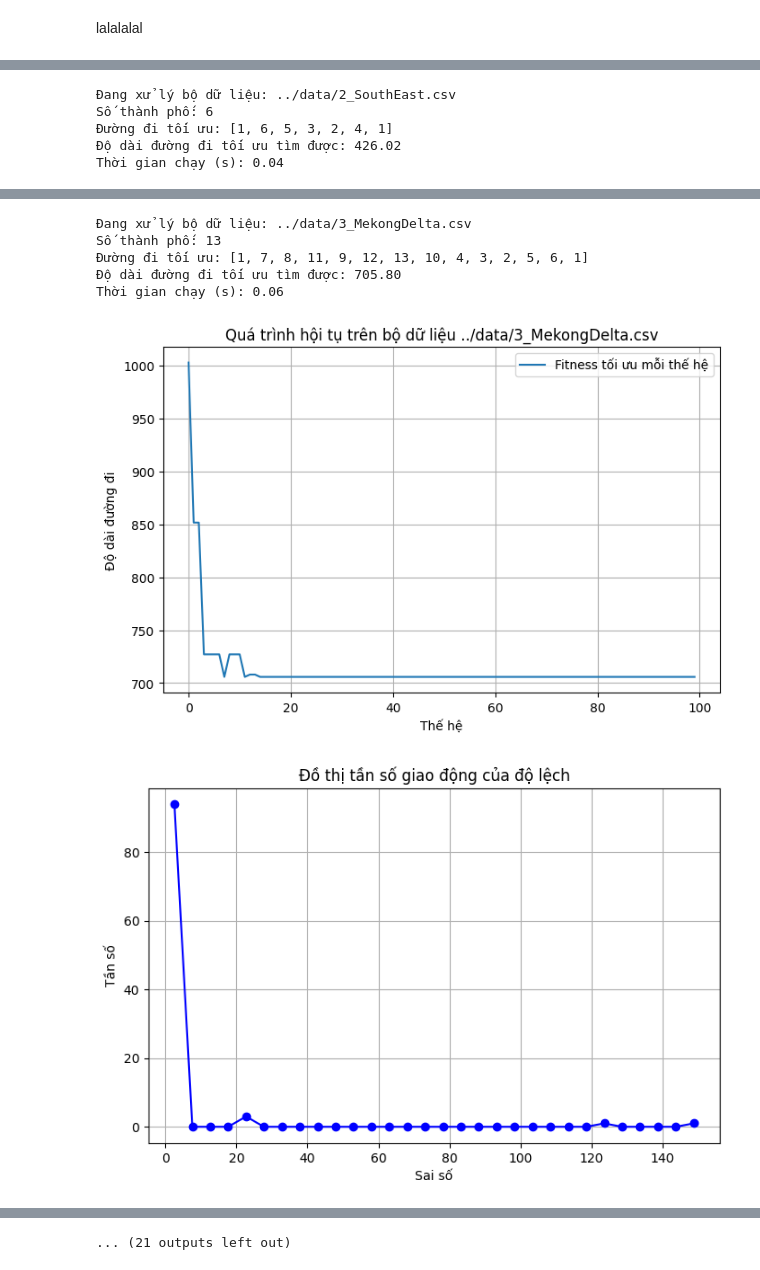
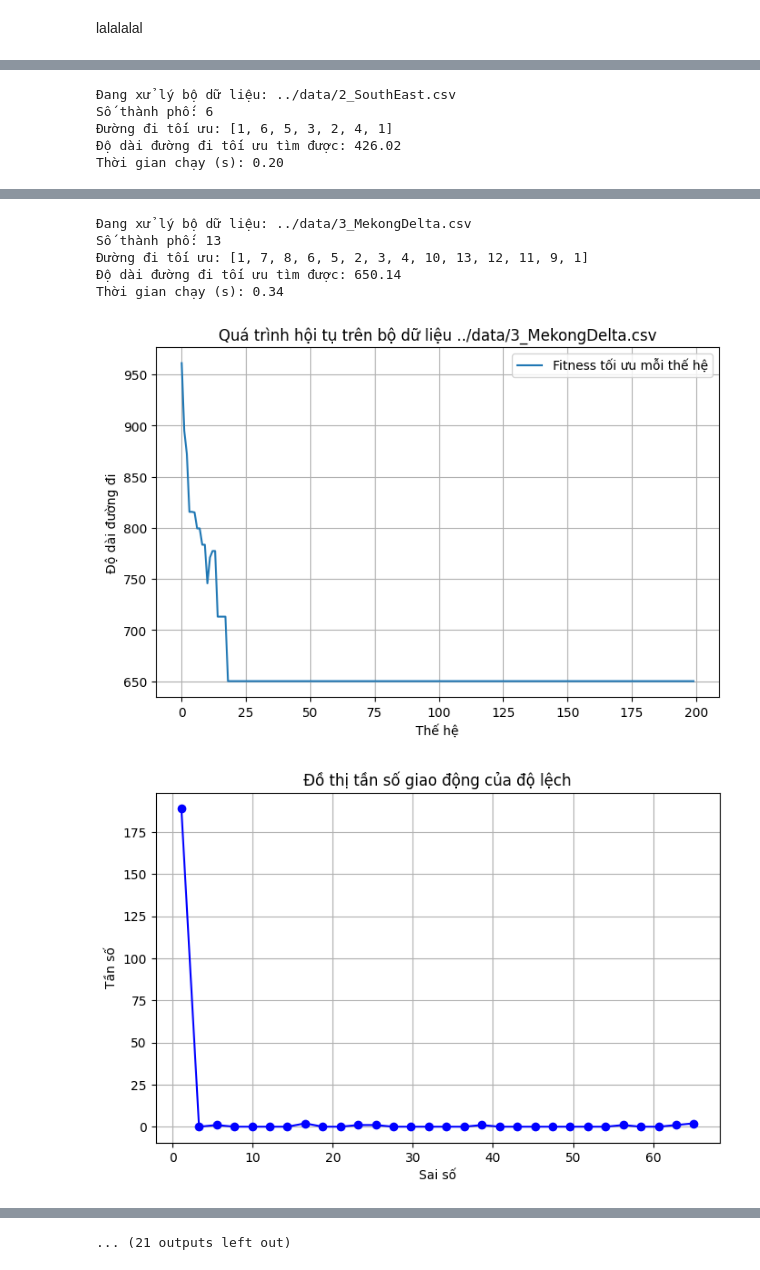
Before and after one commit to thilinnd/GA_TSP, a Jupyter notebook: src/data_analysis.ipynb, the cells around one changed output, grey strips where cells are left out. Drawn from its saved outputs; the diff is of its cells as text; code cells hidden in the pictures.

```diff
--- a/src/data_analysis.ipynb
+++ b/src/data_analysis.ipynb
@@ -25,7 +25,7 @@ def load_locations_from_csv(file_path):
 
 def evaluate_ga_on_dataset(file_path,
                            population_size=100,
-                           generations=100,
+                           generations=200,
                            mutation_rate=0.01,
                            mutation_algorithm='swap',
                            crossover_algorithm='single_point',
@@ -136,4 +136,4 @@ Thời gian chạy (s): 0.03
 Số thành phố: 6
 Đường đi tối ưu: [1, 6, 5, 3, 2, 4, 1]
 Độ dài đường đi tối ưu tìm được: 426.02
-Thời gian chạy (s): 0.04
+Thời gian chạy (s): 0.20
@@ -142,8 +142,8 @@ Thời gian chạy (s): 0.04
 [figure]
 Đang xử lý bộ dữ liệu: ../data/3_MekongDelta.csv
 Số thành phố: 13
-Đường đi tối ưu: [1, 7, 8, 11, 9, 12, 13, 10, 4, 3, 2, 5, 6, 1]
-Độ dài đường đi tối ưu tìm được: 705.80
-Thời gian chạy (s): 0.06
+Đường đi tối ưu: [1, 7, 8, 6, 5, 2, 3, 4, 10, 13, 12, 11, 9, 1]
+Độ dài đường đi tối ưu tìm được: 650.14
+Thời gian chạy (s): 0.34
-[figure, old version]
+[figure, new version]
-[figure, old version]
+[figure, new version]
```
Also changed, not shown: parts of 6 cells of this notebook, 2 other files.
